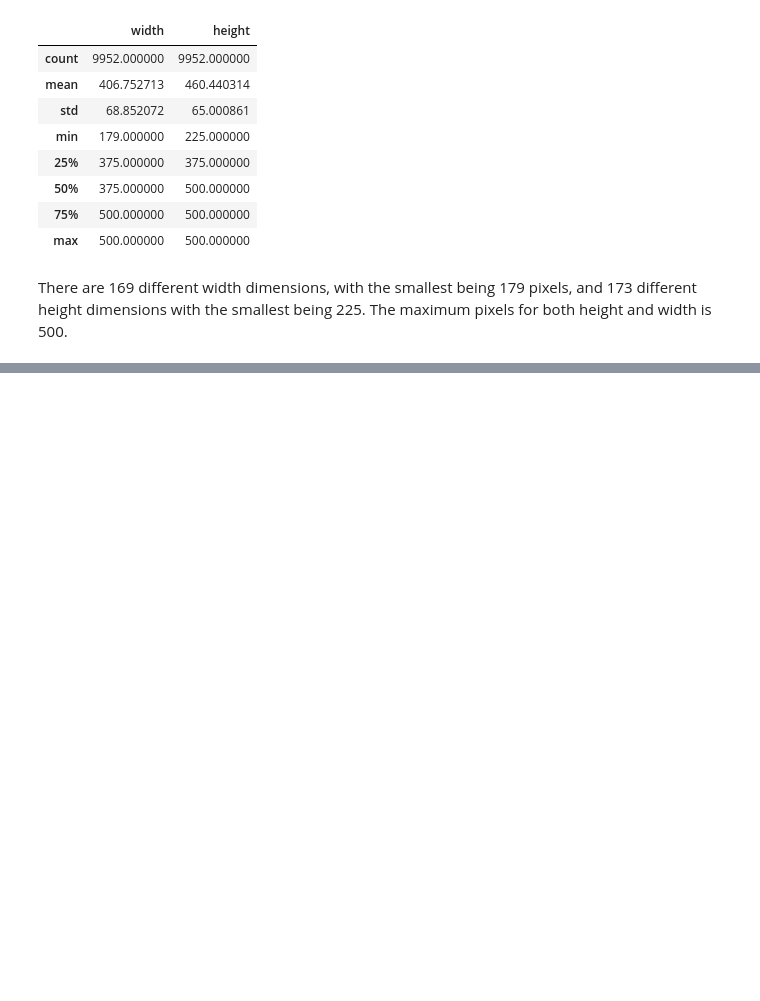
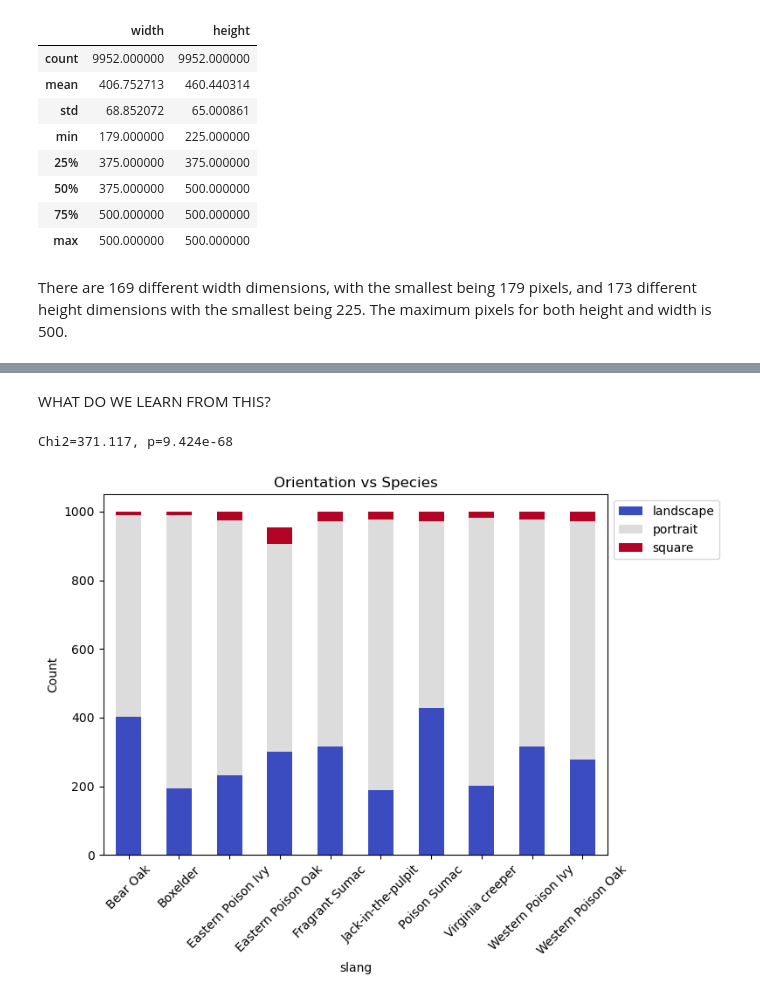
Before and after one commit to segoldsmith/Capstone3_PlantToxicity, a Jupyter notebook: Capstone3_DataWrangling_EDA.ipynb, the cells around one changed output, grey strips where cells are left out. Drawn from its saved outputs; the diff is of its cells as text; code cells hidden in the pictures; blank space fills up the shorter version.

```diff
--- a/Capstone3_DataWrangling_EDA.ipynb
+++ b/Capstone3_DataWrangling_EDA.ipynb
@@ -197,0 +316,23 @@ I think the best option for resizing would be to use zero or mean padding. The q
+# %% [markdown]
+WHAT DO WE LEARN FROM THIS?
+# %%
+import scipy.stats as stats
+
+# Build contingency table of orientaion based on plant species
+contingencyclass = pd.crosstab(df_merged['slang'], df_merged['orientation'])
+
+# Run chi-square test
+chi2, p, dof, expected = stats.chi2_contingency(contingencyclass)
+print(f"Chi2={chi2:.3f}, p={p:.3e}")
+# %% [output]
+Chi2=371.117, p=9.424e-68
+# %%
+contingencyclass.plot(kind='bar', stacked=True, figsize=(8,6), colormap="coolwarm")
+plt.title("Orientation vs Species")
+plt.ylabel("Count")
+plt.xticks(rotation=45)
+plt.legend(loc='upper left', bbox_to_anchor=(1.0, 1.0))
+plt.tight_layout()
+plt.show()
+# %% [output]
+[figure, added]
```
Also changed, not shown: parts of 23 cells of this notebook.
